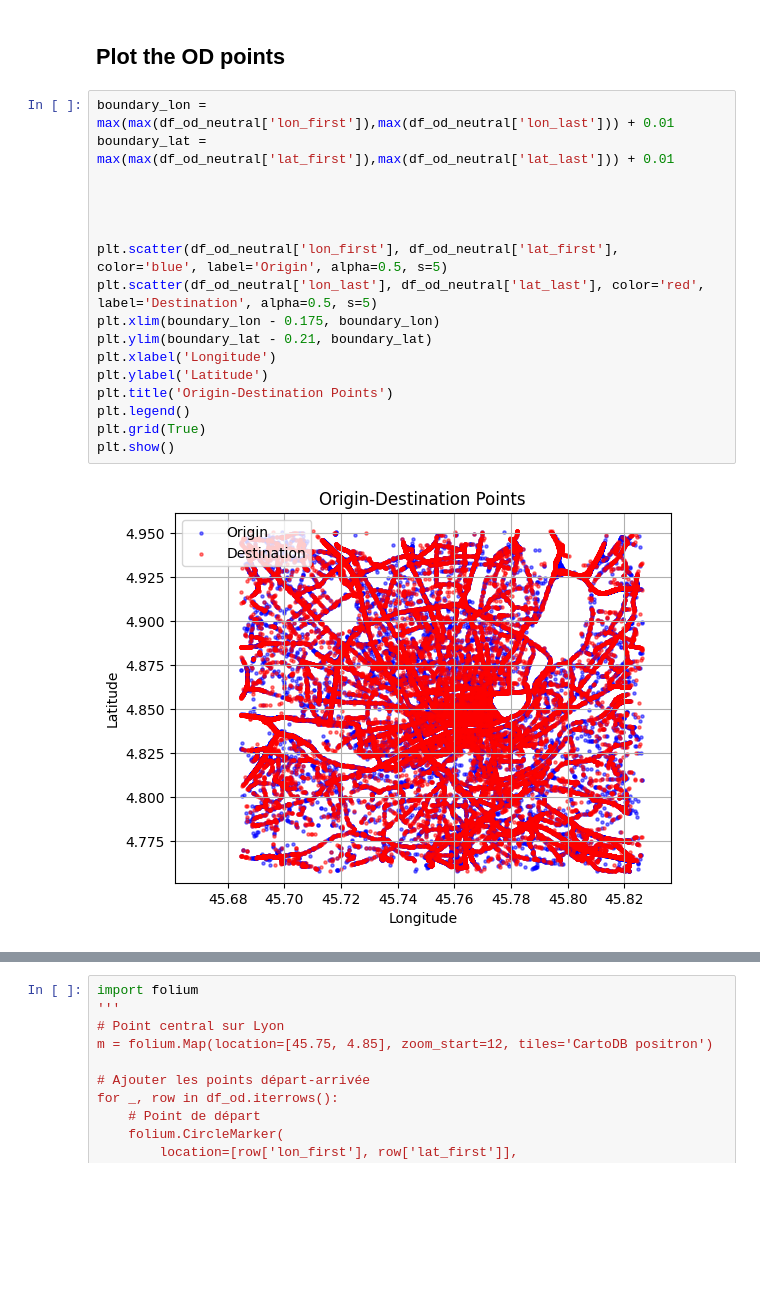
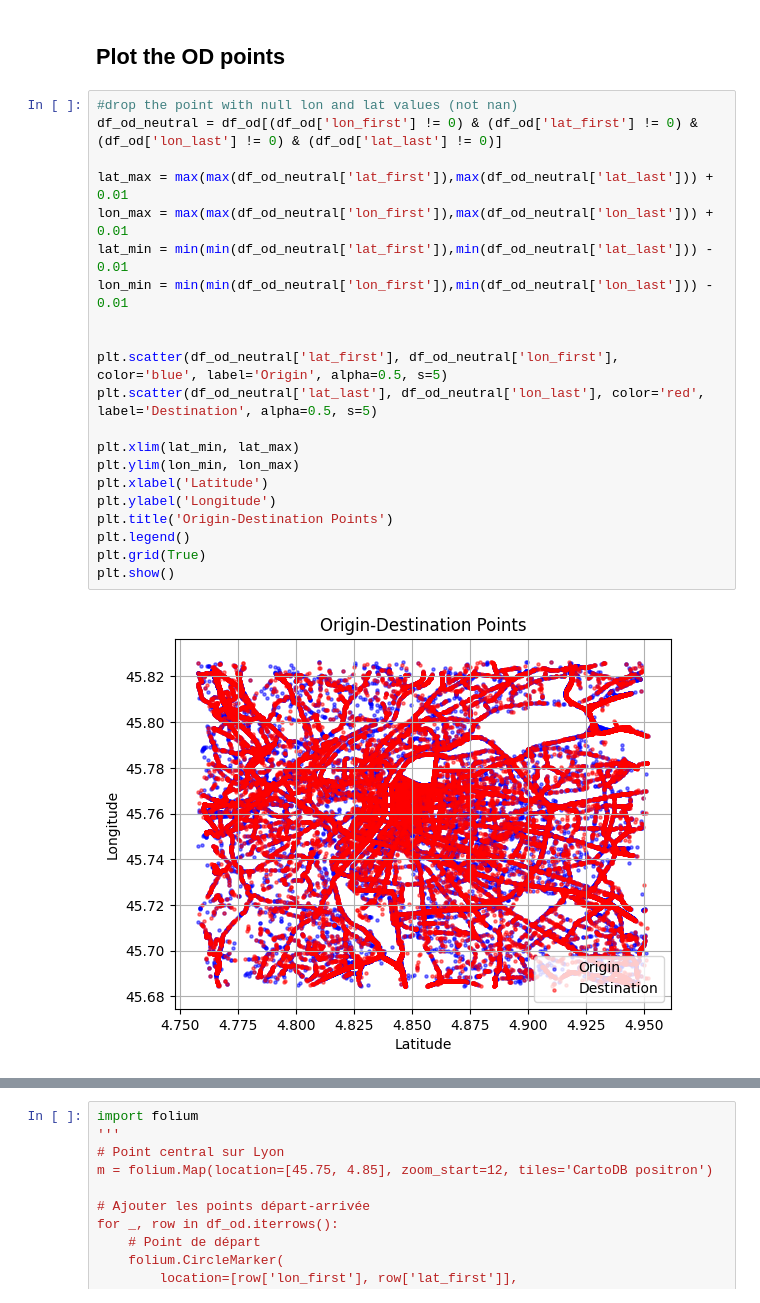
Before and after one commit to timentpe/dspap_project, a Jupyter notebook: notebooks/tim.ipynb, the cells around one changed output, grey strips where cells are left out. Drawn from its saved outputs; the diff is of its cells as text; blank space fills up the shorter version.

```diff
--- a/notebooks/tim.ipynb
+++ b/notebooks/tim.ipynb
@@ -413,24 +414,28 @@ True
 # %% [markdown]
 ## Plot the OD points
 # %%
-boundary_lon = max(max(df_od_neutral['lon_first']),max(df_od_neutral['lon_last'])) + 0.01
-boundary_lat = max(max(df_od_neutral['lat_first']),max(df_od_neutral['lat_last'])) + 0.01
+#drop the point with null lon and lat values (not nan)
+df_od_neutral = df_od[(df_od['lon_first'] != 0) & (df_od['lat_first'] != 0) & (df_od['lon_last'] != 0) & (df_od['lat_last'] != 0)]
+
+lat_max = max(max(df_od_neutral['lat_first']),max(df_od_neutral['lat_last'])) + 0.01
+lon_max = max(max(df_od_neutral['lon_first']),max(df_od_neutral['lon_last'])) + 0.01
+lat_min = min(min(df_od_neutral['lat_first']),min(df_od_neutral['lat_last'])) - 0.01
+lon_min = min(min(df_od_neutral['lon_first']),min(df_od_neutral['lon_last'])) - 0.01
 
 
+plt.scatter(df_od_neutral['lat_first'], df_od_neutral['lon_first'], color='blue', label='Origin', alpha=0.5, s=5)
+plt.scatter(df_od_neutral['lat_last'], df_od_neutral['lon_last'], color='red', label='Destination', alpha=0.5, s=5)
 
-
-plt.scatter(df_od_neutral['lon_first'], df_od_neutral['lat_first'], color='blue', label='Origin', alpha=0.5, s=5)
-plt.scatter(df_od_neutral['lon_last'], df_od_neutral['lat_last'], color='red', label='Destination', alpha=0.5, s=5)
-plt.xlim(boundary_lon - 0.175, boundary_lon)
-plt.ylim(boundary_lat - 0.21, boundary_lat)
-plt.xlabel('Longitude')
-plt.ylabel('Latitude')
+plt.xlim(lat_min, lat_max)
+plt.ylim(lon_min, lon_max)
+plt.xlabel('Latitude')
+plt.ylabel('Longitude')
 plt.title('Origin-Destination Points')
 plt.legend()
 plt.grid(True)
 plt.show()
 # %% [output]
-[figure, old version]
+[figure, new version]
 # %%
 # Cluster the origin points using DBSCAN
 df_temp = df_od.copy()
```
Also changed, not shown: parts of 5 cells of this notebook, 1 other file.
